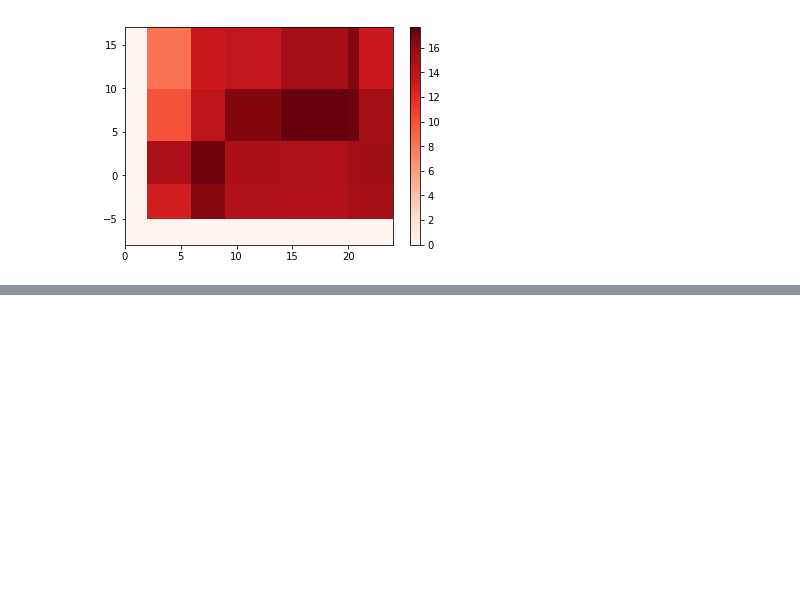
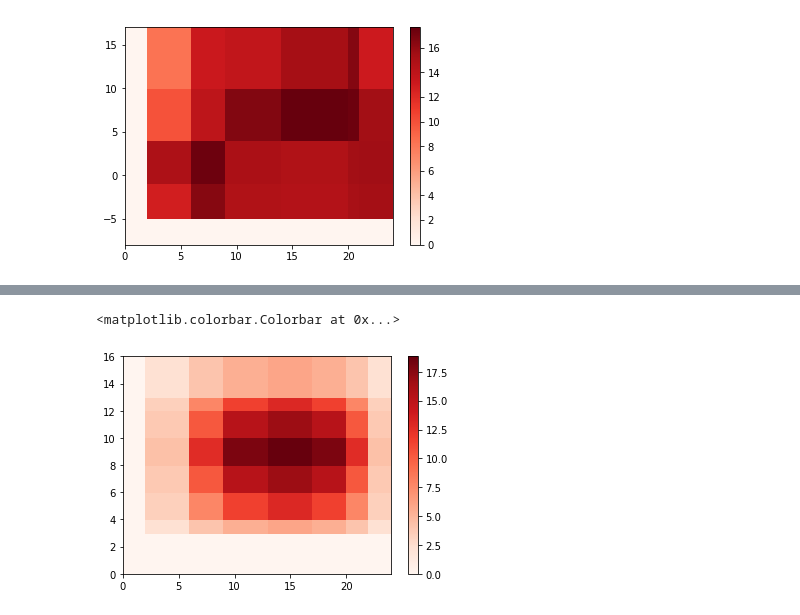
Before and after one commit to ziruijiang/2D_Diffusion_Equation, a Jupyter notebook: 2D Diffusion Equation Solver.ipynb, the cells around one changed output, grey strips where cells are left out. Saved outputs shown, nothing was run; the diff lists cells and outputs as text; code cells hidden in the pictures; blank space fills up the shorter version.

```diff
--- a/2D Diffusion Equation Solver.ipynb
+++ b/2D Diffusion Equation Solver.ipynb
@@ -386,0 +401,17 @@ plt.colorbar()
+# %%
+left_bottom = np.reshape(flux_gs,(len(y_pos),len(x_pos)))
+right_bottom = np.fliplr(left_bottom[:,:-1])
+left_top = np.flipud(left_bottom[:-1,:])
+right_top = np.fliplr(left_top[:,:-1])
+top = np.hstack((left_bottom,right_bottom))
+bottom = np.hstack((left_top,right_top))
+# %%
+full_grid = np.vstack((np.hstack((left_bottom,right_bottom)),np.hstack((left_top,right_top))))
+# %%
+#%matplotlib inline
+import matplotlib.pyplot as plt
+plt.pcolormesh(np.array([0,2,6,9,13,17,20,24,22]),  np.array([0,3,4,6,8,10,12,13,16]),full_grid)
+plt.colorbar()
+# %% [output]
+<matplotlib.colorbar.Colorbar at 0x...>
+[figure, added]
```
Also changed, not shown: parts of 13 cells of this notebook, 3 other files.
